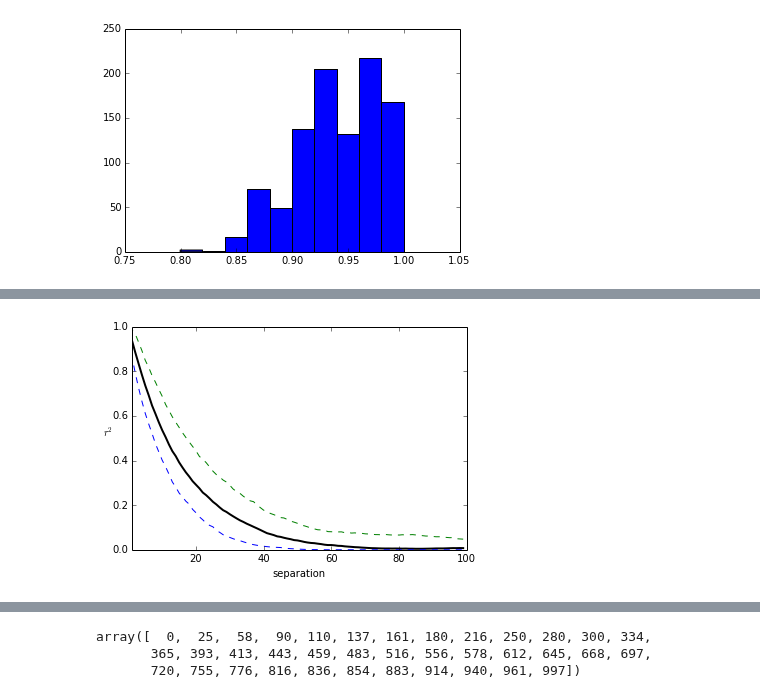
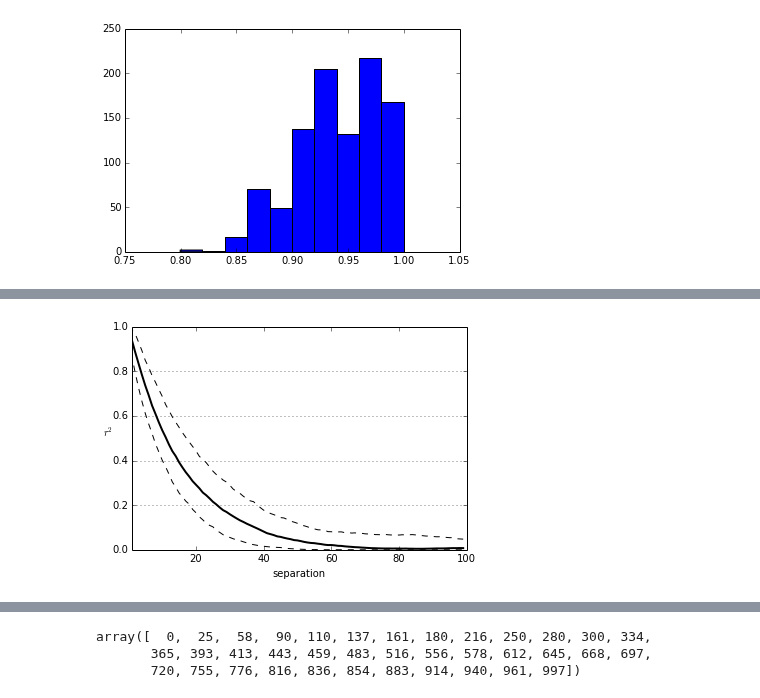
Before and after one commit to alimanfoo/anhima, a Jupyter notebook: examples/ld.ipynb, the cells around one changed output, grey strips where cells are left out. Cells and saved outputs as stored; diff of their text form; code cells hidden in the pictures.

```diff
--- a/examples/ld.ipynb
+++ b/examples/ld.ipynb
@@ -65,4 +91,4 @@ np.sqrt(np.mean(cor[sep == 1]))
-# %%
-anhima.ld.plot_ld_separation(r_squared);
-# %% [output]
-[figure, removed]
+# %%
+anhima.ld.plot_ld_decay_by_separation(cor, sep);
+# %% [output]
+[figure, added]
```
Also changed, not shown: parts of 38 cells of this notebook, 7 other files.
